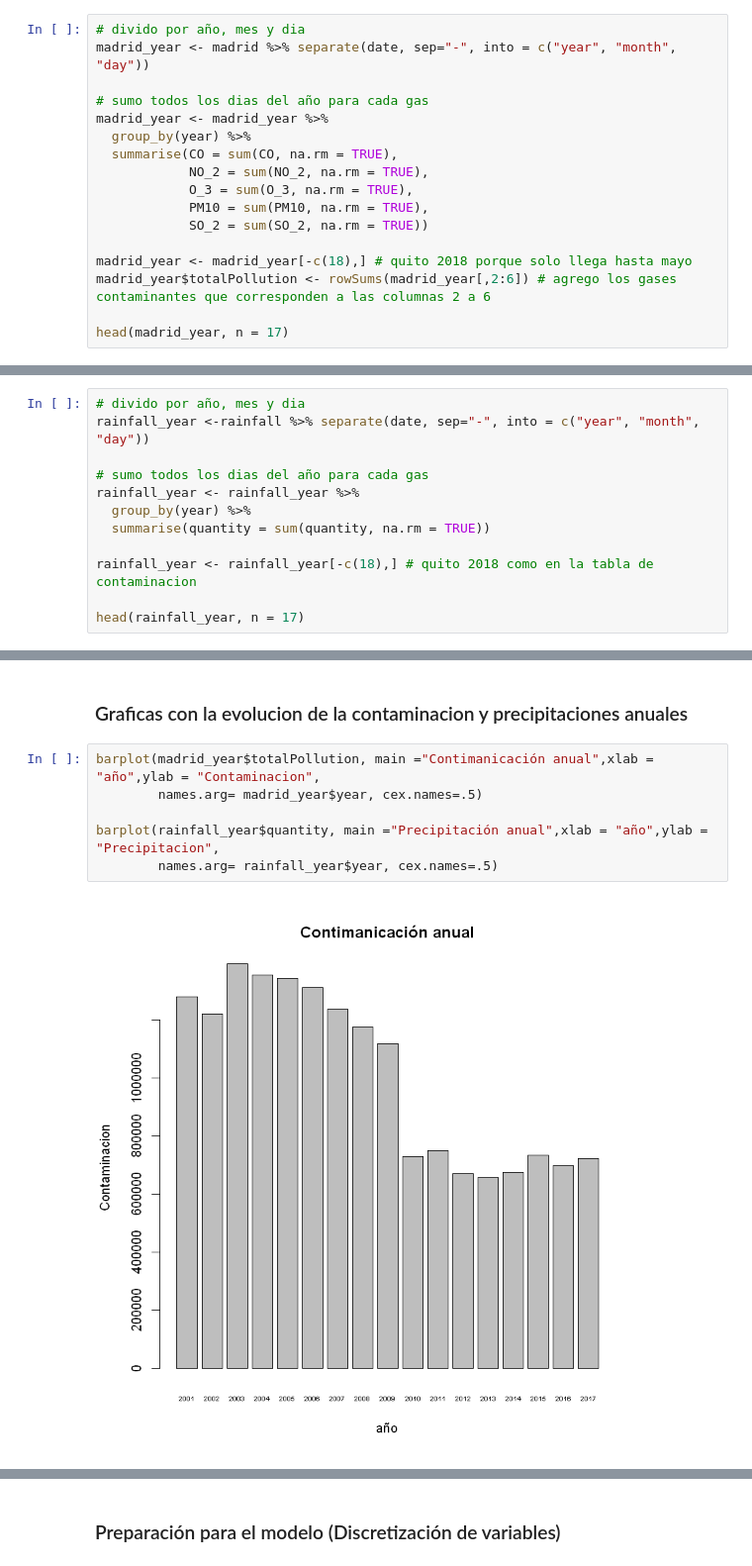
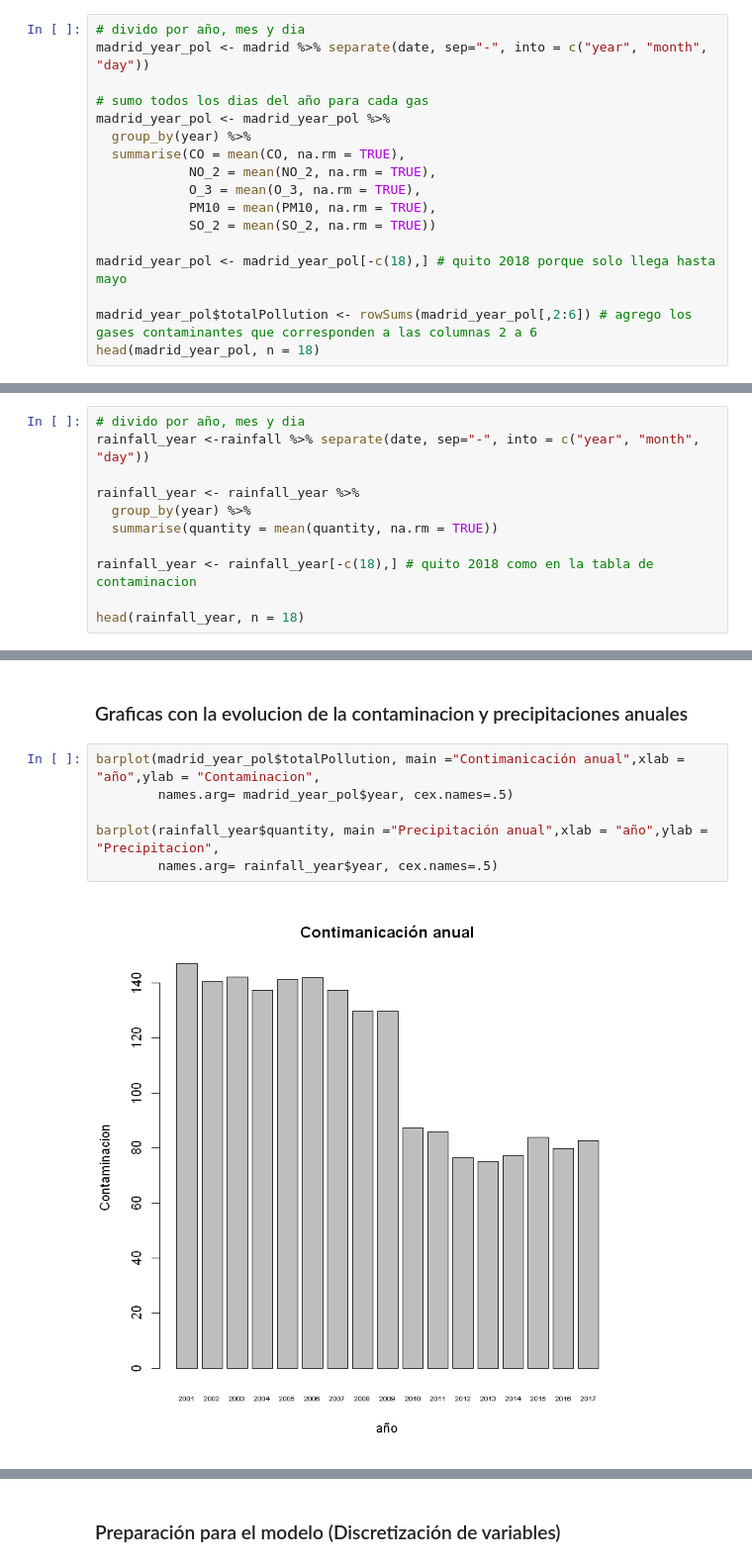
Before and after one commit to manumonforte/DataMining-BigDataParadigm, a Jupyter notebook: Estudio.ipynb, the cells around one changed output, grey strips where cells are left out. Shown at 99% size. Saved outputs shown, nothing was run; the diff lists cells and outputs as text.

Commit message:
contimacion y precipitacion diaria,mensual,anual y explicaciones

```diff
--- a/Estudio.ipynb
+++ b/Estudio.ipynb
@@ -550,19 +621,19 @@ plot(rainfall_ts, xlab="Year", ylab="Precipitacion",
 # %%
 # divido por año, mes y dia
-madrid_year <- madrid %>% separate(date, sep="-", into = c("year", "month", "day"))
+madrid_year_pol <- madrid %>% separate(date, sep="-", into = c("year", "month", "day"))
 
 # sumo todos los dias del año para cada gas
-madrid_year <- madrid_year %>%
+madrid_year_pol <- madrid_year_pol %>%
   group_by(year) %>%
-  summarise(CO = sum(CO, na.rm = TRUE),
-            NO_2 = sum(NO_2, na.rm = TRUE),
-            O_3 = sum(O_3, na.rm = TRUE),
-            PM10 = sum(PM10, na.rm = TRUE),
-            SO_2 = sum(SO_2, na.rm = TRUE))
+  summarise(CO = mean(CO, na.rm = TRUE),
+            NO_2 = mean(NO_2, na.rm = TRUE),
+            O_3 = mean(O_3, na.rm = TRUE),
+            PM10 = mean(PM10, na.rm = TRUE),
+            SO_2 = mean(SO_2, na.rm = TRUE))
 
-madrid_year <- madrid_year[-c(18),] # quito 2018 porque solo llega hasta mayo
-madrid_year$totalPollution <- rowSums(madrid_year[,2:6]) # agrego los gases contaminantes que corresponden a las columnas 2 a 6
+madrid_year_pol <- madrid_year_pol[-c(18),] # quito 2018 porque solo llega hasta mayo
 
-head(madrid_year, n = 17)
+madrid_year_pol$totalPollution <- rowSums(madrid_year_pol[,2:6]) # agrego los gases contaminantes que corresponden a las columnas 2 a 6
+head(madrid_year_pol, n = 18)
 # %% [output]
 | year | CO | NO_2 | O_3 | PM10 | SO_2 | totalPollution |
@@ -587,13 +658,12 @@ head(madrid_year, n = 17)
 # divido por año, mes y dia
 rainfall_year <-rainfall %>% separate(date, sep="-", into = c("year", "month", "day"))
 
-# sumo todos los dias del año para cada gas
 rainfall_year <- rainfall_year %>%
   group_by(year) %>%
-  summarise(quantity = sum(quantity, na.rm = TRUE))
+  summarise(quantity = mean(quantity, na.rm = TRUE))
 
 rainfall_year <- rainfall_year[-c(18),] # quito 2018 como en la tabla de contaminacion
 
-head(rainfall_year, n = 17)
+head(rainfall_year, n = 18)
 # %% [output]
 | year | quantity |
@@ -617,10 +687,10 @@ head(rainfall_year, n = 17)
 # %% [markdown]
 ### Graficas con la evolucion de la contaminacion y precipitaciones anuales
 # %%
-barplot(madrid_year$totalPollution, main ="Contimanicación anual",xlab = "año",ylab = "Contaminacion",
-        names.arg= madrid_year$year, cex.names=.5)
+barplot(madrid_year_pol$totalPollution, main ="Contimanicación anual",xlab = "año",ylab = "Contaminacion",
+        names.arg= madrid_year_pol$year, cex.names=.5)
 
 barplot(rainfall_year$quantity, main ="Precipitación anual",xlab = "año",ylab = "Precipitacion",
         names.arg= rainfall_year$year, cex.names=.5)
 # %% [output]
-[figure, old version]
+[figure, new version]
```
Also changed, not shown: parts of 20 cells of this notebook.
